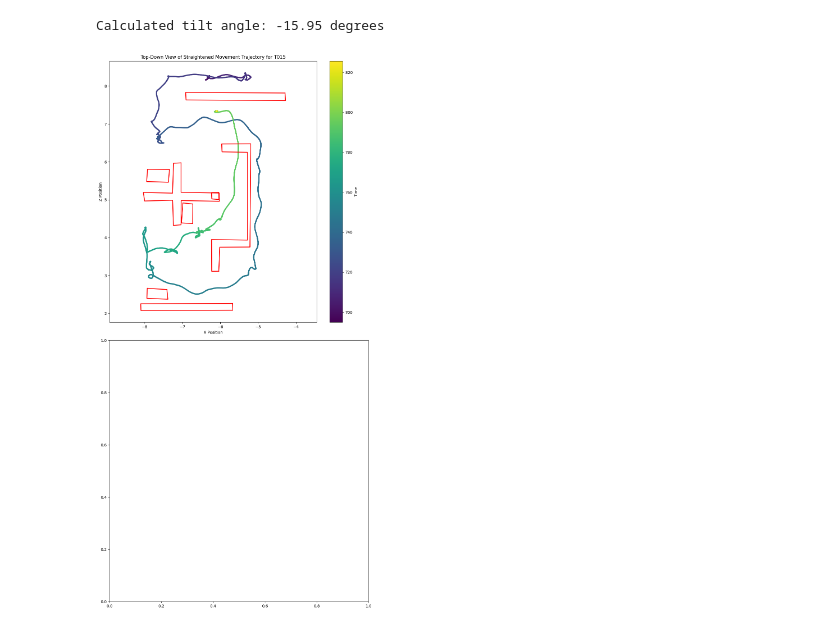
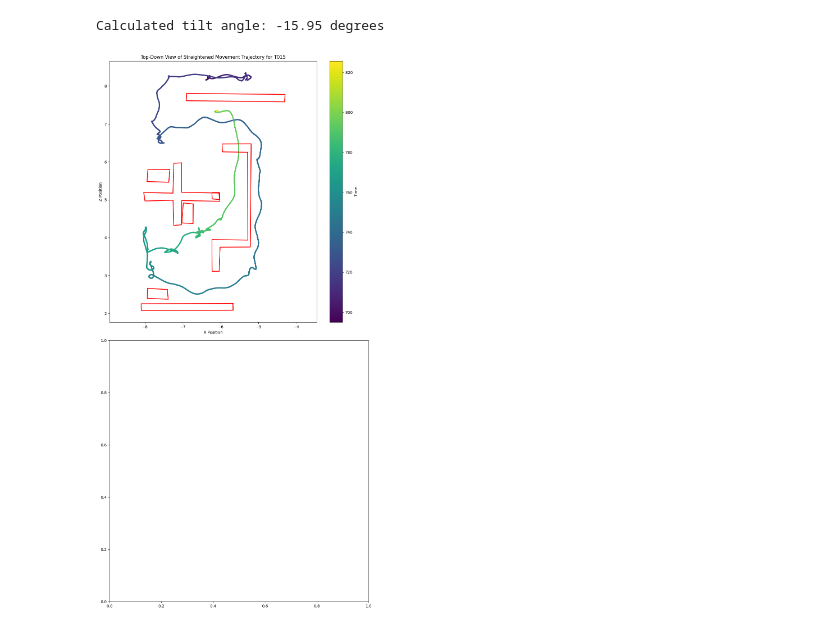
Before and after one commit to mohnfeld/analysis, a Jupyter notebook: vr_analysis_clean.ipynb, the cells around one changed output. Drawn from its saved outputs; the diff is of its cells as text; code cells hidden in the pictures.

```diff
--- a/vr_analysis_clean.ipynb
+++ b/vr_analysis_clean.ipynb
@@ -163,11 +163,11 @@ def draw_dark_maze_room(ax):
             (-8.01, 5.02),  # left down
             (-8.07, 5.34)   # left up
         ],
-        "wall1": [
+        "wall1 down wall": [
             (-4.99, 2.49),  # right up
             (-4.94, 2.32),  # right down
-            (-7.28, 1.69),  # left down
-            (-7.33, 1.86)   # left up
+            (-7.30, 1.66),  # left down
+            (-7.34, 1.85)   # left up
         ],
         "wall2": [
             (-5.56, 3.22),
@@ -181,11 +181,11 @@ def draw_dark_maze_room(ax):
             (-4.93, 4.05),
             (-5.7, 3.84)
         ],
-        "wall3": [
-            (-5.08, 8.22),  # right up
-            (-5.02, 8.03),  # right down
-            (-7.56, 7.37),  # left down
-            (-7.62, 7.56)   # left up
+        "wall3 upper wall": [
+            (-5.08, 8.18),  # right up
+            (-5.04, 7.99),  # right down
+            (-7.56, 7.35),  # left down
+            (-7.60, 7.54)   # left up
         ],
         "wall4": [
             (-7.26, 5.73),
@@ -422,31 +422,31 @@ def plot_movement_trajectory_with_layout(file_path):
         print(f"Max acceleration: {max(all_accelerations):.2f}")
         print(f"Avg acceleration: {np.mean(all_accelerations):.2f}")
 
         print(f"\nStops in safe area:")
         print(f"Number of stops: {len(safe_stops)}")
         if safe_stops:
             print(f"Average stop duration: {np.mean(safe_stops):.2f} seconds")
             print(f"Longest stop duration: {max(safe_stops):.2f} seconds")
 
         print(f"\nStops in unsafe area:")
         print(f"Number of stops: {len(unsafe_stops)}")
         if unsafe_stops:
             print(f"Average stop duration: {np.mean(unsafe_stops):.2f} seconds")
             print(f"Longest stop duration: {max(unsafe_stops):.2f} seconds")
 
     elif scene_id == 'T003':
         draw_training_room(ax1, tilt_angle, center_x, center_z)
     elif scene_id == 'T007':
         draw_empty_room(ax1)
     elif scene_id == 'T015':
         coords = draw_dark_maze_room(ax1)
         #print(mean_minimum_corner_distance(, coords))
 
     plt.tight_layout()
     plt.show()
 
 # Example usage
 plot_movement_trajectory_with_layout(r'C:\Users\lal\Documents\tez\analysis\BEA_edges_11.09.24\S001\trackers\maze\camera_movement_T015_02.csv')
 # %% [output]
 Calculated tilt angle: -15.95 degrees
-[figure, old version]
+[figure, new version]
```
Also changed, not shown: parts of 2 cells of this notebook, 1 other file.
